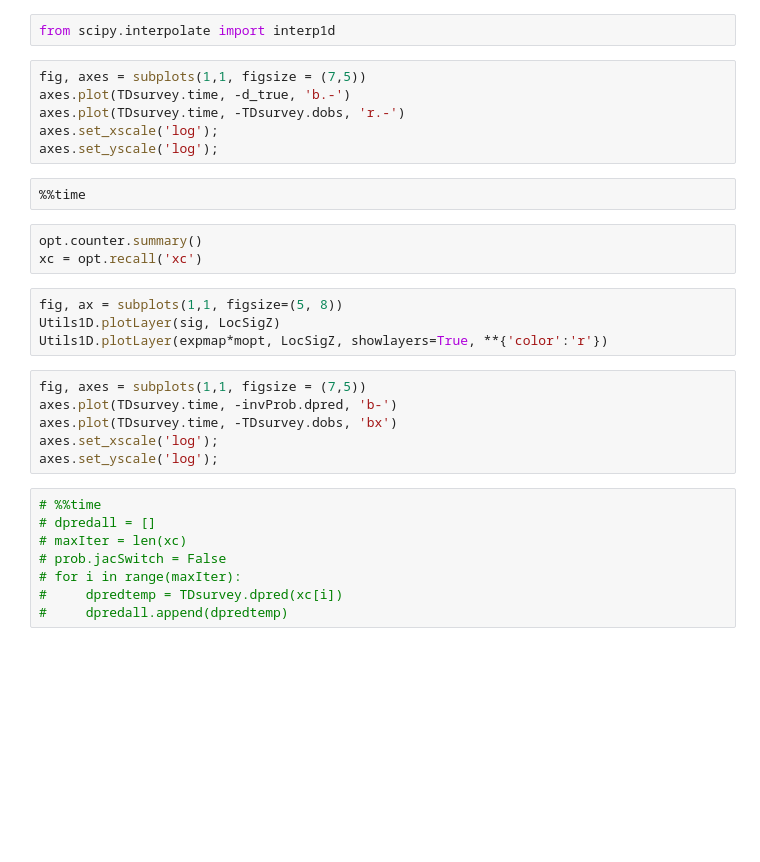
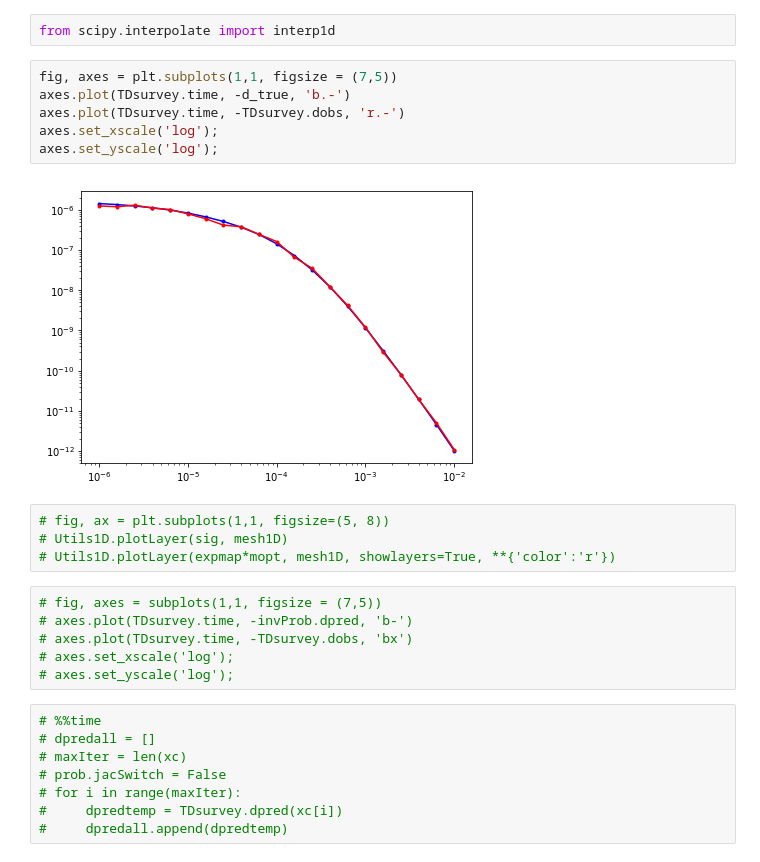
Before and after one commit to simpeg/simpegEM1D, a Jupyter notebook: notebooks/examples/EM1D_inversion_TD_layers_piecewise_linear.ipynb, the cells around one changed output. Saved outputs shown, nothing was run; the diff lists cells and outputs as text; blank space fills up the shorter version.

```diff
--- a/notebooks/examples/EM1D_inversion_TD_layers_piecewise_linear.ipynb
+++ b/notebooks/examples/EM1D_inversion_TD_layers_piecewise_linear.ipynb
@@ -164,26 +148,23 @@ plt.loglog(TDsurvey.time, -d_true, 'rx')
 # %%
 from scipy.interpolate import interp1d
 # %%
-fig, axes = subplots(1,1, figsize = (7,5))
+fig, axes = plt.subplots(1,1, figsize = (7,5))
 axes.plot(TDsurvey.time, -d_true, 'b.-')
 axes.plot(TDsurvey.time, -TDsurvey.dobs, 'r.-')
 axes.set_xscale('log');
 axes.set_yscale('log');
+# %% [output]
+[figure, added]
-# %%
-%%time
-# %%
-opt.counter.summary()
-xc = opt.recall('xc')
 # %%
-fig, ax = subplots(1,1, figsize=(5, 8))
-Utils1D.plotLayer(sig, LocSigZ)
-Utils1D.plotLayer(expmap*mopt, LocSigZ, showlayers=True, **{'color':'r'})
+# fig, ax = plt.subplots(1,1, figsize=(5, 8))
+# Utils1D.plotLayer(sig, mesh1D)
+# Utils1D.plotLayer(expmap*mopt, mesh1D, showlayers=True, **{'color':'r'})
 # %%
-fig, axes = subplots(1,1, figsize = (7,5))
-axes.plot(TDsurvey.time, -invProb.dpred, 'b-')
-axes.plot(TDsurvey.time, -TDsurvey.dobs, 'bx')
-axes.set_xscale('log');
-axes.set_yscale('log');
+# fig, axes = subplots(1,1, figsize = (7,5))
+# axes.plot(TDsurvey.time, -invProb.dpred, 'b-')
+# axes.plot(TDsurvey.time, -TDsurvey.dobs, 'bx')
+# axes.set_xscale('log');
+# axes.set_yscale('log');
 # %%
 # %%time
 # dpredall = []
```
Also changed, not shown: parts of 6 cells of this notebook, 21 other files.
